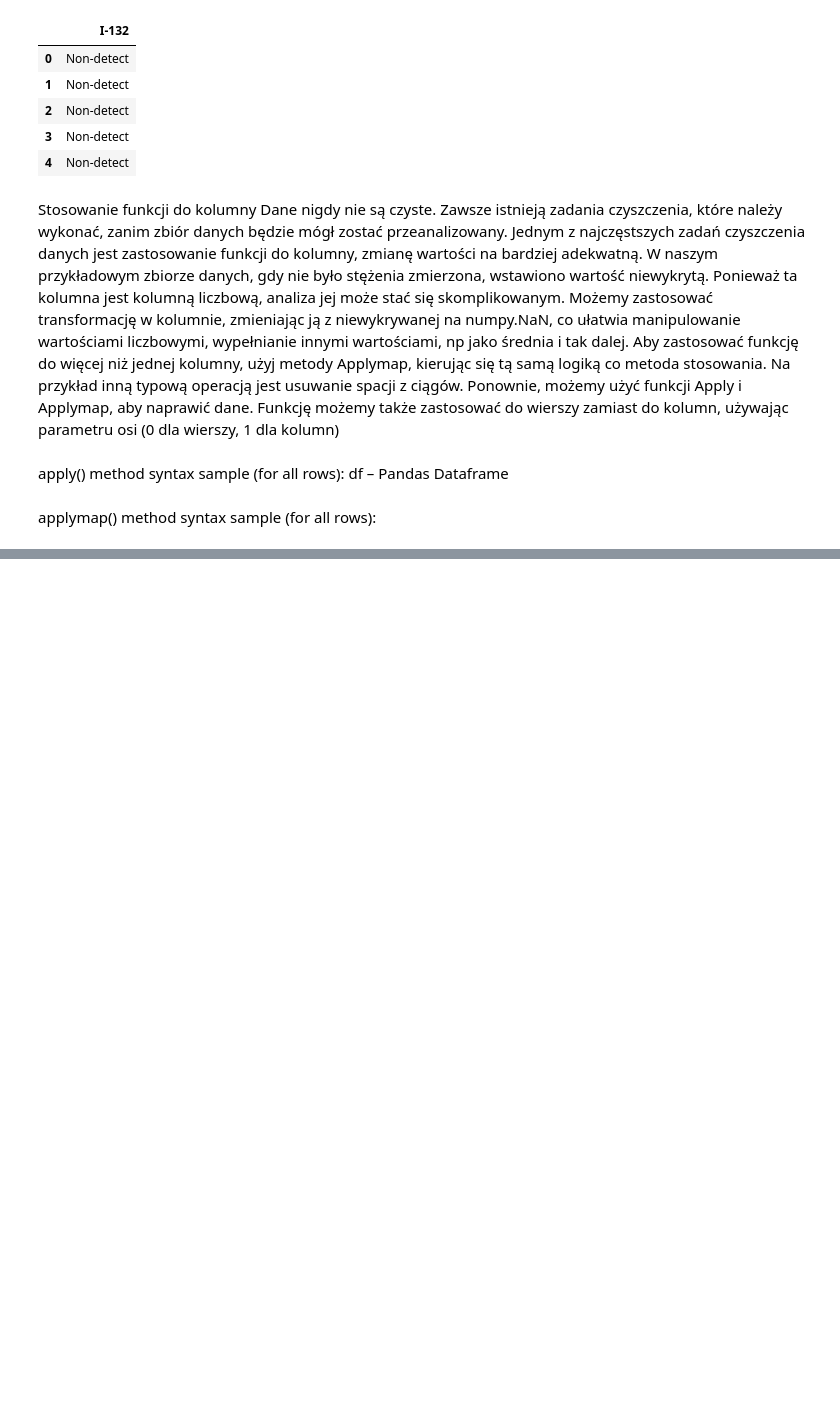
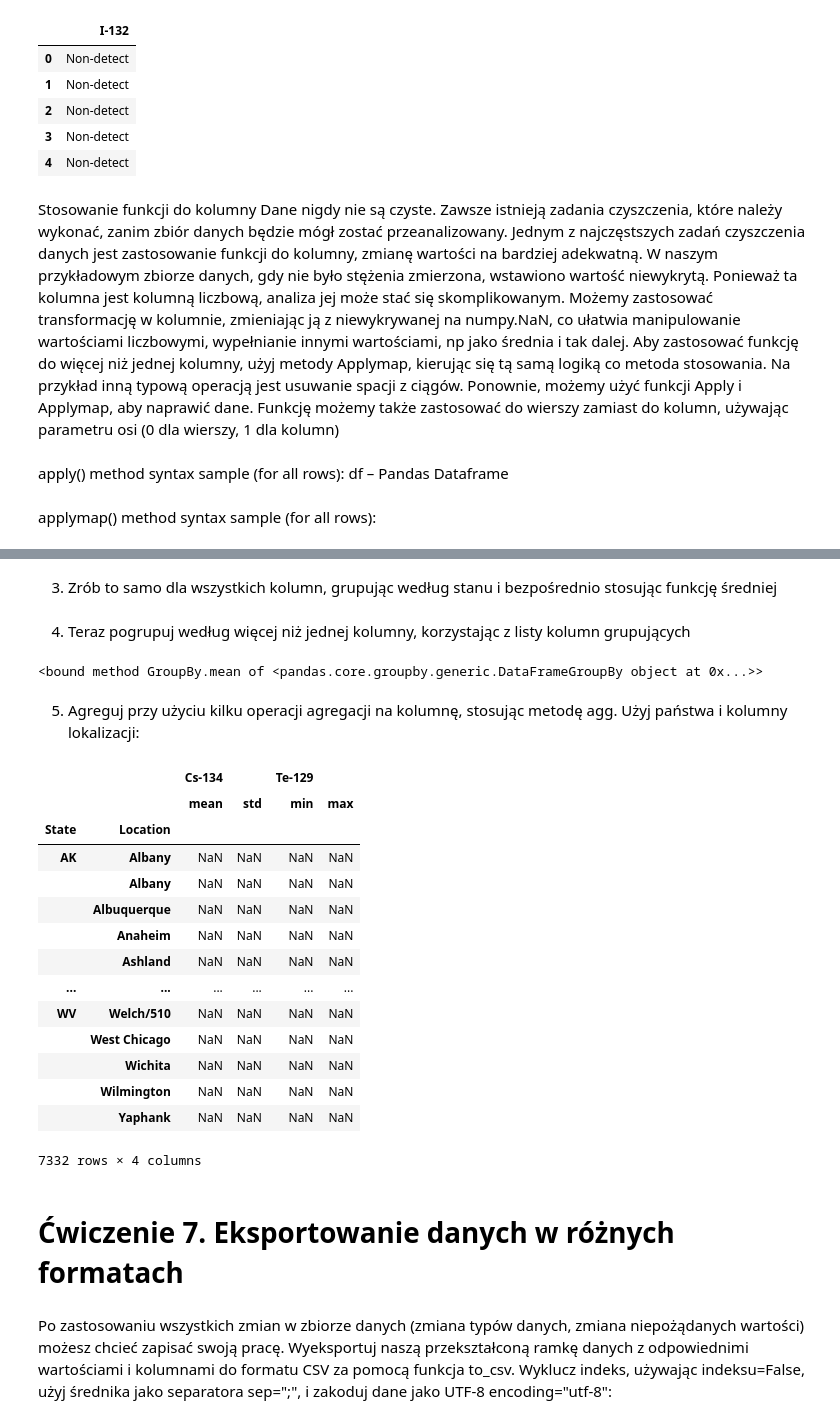
Before and after one commit to sendecka/DataCamp---Data-Scientist-with-Python, a Jupyter notebook: 09 Analiza dużych zbiorów danych I/Ćwiczenia/Exercise.ipynb, the cells around one changed output, grey strips where cells are left out. Saved outputs shown, nothing was run; the diff lists cells and outputs as text; code cells hidden in the pictures; blank space fills up the shorter version.

```diff
--- a/09 Analiza dużych zbiorów danych I/Ćwiczenia/Exercise.ipynb
+++ b/09 Analiza dużych zbiorów danych I/Ćwiczenia/Exercise.ipynb
@@ -385,0 +426,6 @@ df.loc[:, <[list_of_column_names]>]=df.loc[:,
+# %%
+columns = df.columns
+id_cols = ['State', 'Location', "Date Posted", 'Date Collected',
+'Sample Type', 'Unit']
+columns = list(set(columns)-set(id_cols))
+columns
@@ -385,0 +446,3 @@ df.loc[:, <[list_of_column_names]>]=df.loc[:,
+# %%
+df.loc[:,columns] = df.loc[:,columns].applymap(lambda x: np.nan if ((x=="Non-detect")|(x=="ND")) else x)
+df.loc[:,columns].head()
@@ -385,0 +458,6 @@ df.loc[:, <[list_of_column_names]>]=df.loc[:,
+# %%
+df['Date Posted'] = pd.to_datetime(df['Date Posted'])
+df['Date Collected'] = pd.to_datetime(df['Date Collected'])
+for col in columns:
+    df[col] = pd.to_numeric(df[col])
+df.dtypes
@@ -385,0 +485,6 @@ df.loc[:, <[list_of_column_names]>]=df.loc[:,
+# %%
+df['State'] = df['State'].astype('category')
+df['Location'] = df['Location'].astype('category')
+df['Unit'] = df['Unit'].astype('category')
+df['Sample Type'] = df['Sample Type'].astype('category')
+df.dtypes
@@ -385,0 +533,2 @@ df.loc[:, <[list_of_column_names]>]=df.loc[:,
+# %% [markdown]
+3. Zrób to samo dla wszystkich kolumn, grupując według stanu i bezpośrednio stosując funkcję średniej
@@ -385,0 +537,33 @@ df.loc[:, <[list_of_column_names]>]=df.loc[:,
+# %% [markdown]
+4. Teraz pogrupuj według więcej niż jednej kolumny, korzystając z listy kolumn grupujących
+# %%
+df.groupby(['State','Location']).mean
+# %% [output]
+<bound method GroupBy.mean of <pandas.core.groupby.generic.DataFrameGroupBy object at 0x...>>
+# %% [markdown]
+5. Agreguj przy użyciu kilku operacji agregacji na kolumnę, stosując metodę agg. Użyj państwa
+i kolumny lokalizacji:
+# %%
+df.groupby(['State', 'Location']).agg({'Cs-134':['mean', 'std'],'Te-129':['min', 'max']})
+# %% [output]
+|  |  | Cs-134 |  | Te-129 |  |
+|  |  | mean | std | min | max |
+| State | Location |  |  |  |  |
+| AK | Albany | NaN | NaN | NaN | NaN |
+|  | Albany | NaN | NaN | NaN | NaN |
+|  | Albuquerque | NaN | NaN | NaN | NaN |
+|  | Anaheim | NaN | NaN | NaN | NaN |
+|  | Ashland | NaN | NaN | NaN | NaN |
+| ... | ... | ... | ... | ... | ... |
+| WV | Welch/510 | NaN | NaN | NaN | NaN |
+|  | West Chicago | NaN | NaN | NaN | NaN |
+|  | Wichita | NaN | NaN | NaN | NaN |
+|  | Wilmington | NaN | NaN | NaN | NaN |
+|  | Yaphank | NaN | NaN | NaN | NaN |
+7332 rows × 4 columns
+# %% [markdown]
+# Ćwiczenie 7. Eksportowanie danych w różnych formatach
+# %% [markdown]
+Po zastosowaniu wszystkich zmian w zbiorze danych (zmiana typów danych, zmiana niepożądanych wartości) możesz
+chcieć zapisać swoją pracę. Wyeksportuj naszą przekształconą ramkę danych z odpowiednimi wartościami i kolumnami do formatu CSV za pomocą funkcja to_csv. Wyklucz indeks, używając indeksu=False, użyj średnika jako separatora sep=";", i
+zakoduj dane jako UTF-8 encoding="utf-8":
```
Also changed, not shown: parts of 27 cells of this notebook, 2 other files.
